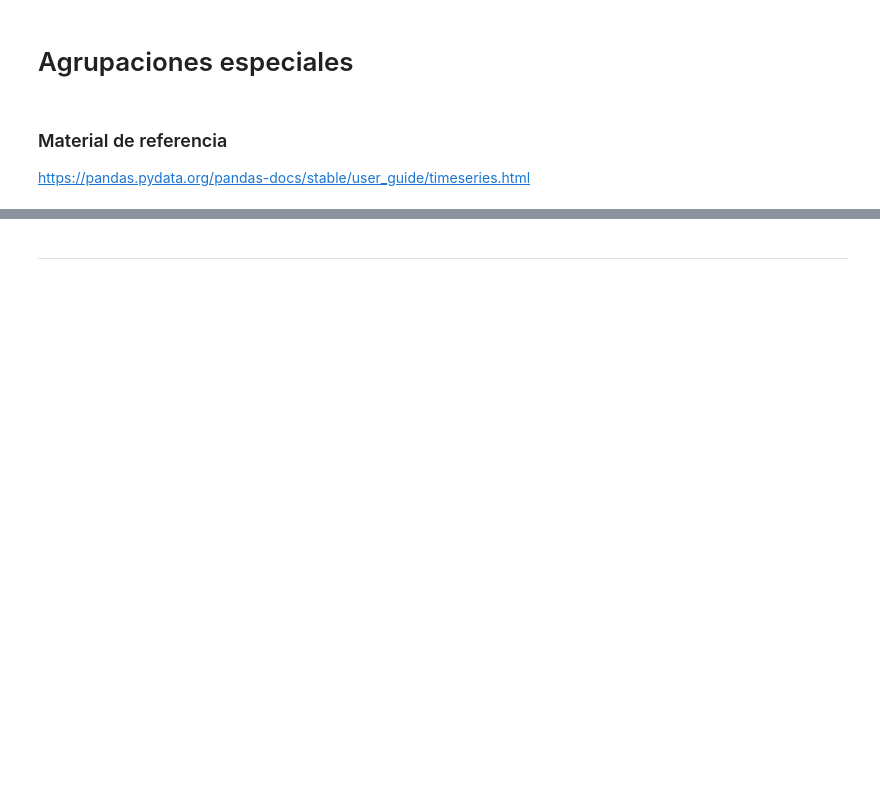
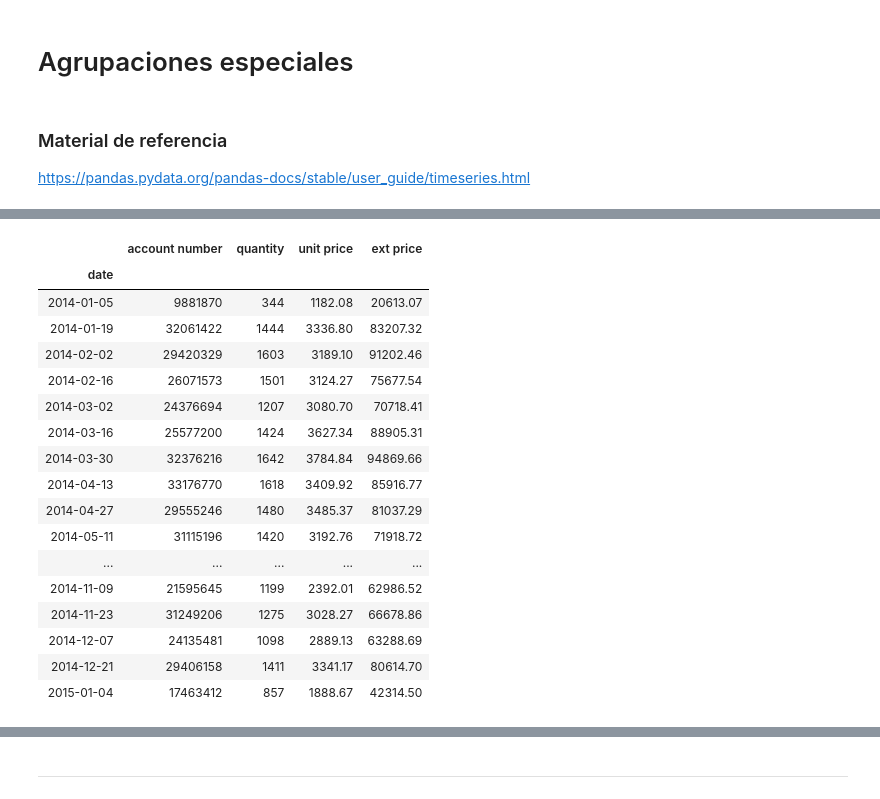
Before and after one commit to RafaelHarispe/WorkShopDS, a Jupyter notebook: Multi Index GrpBy.ipynb, the cells around one changed output, grey strips where cells are left out. Saved outputs shown, nothing was run; the diff lists cells and outputs as text; code cells hidden in the pictures; blank space fills up the shorter version.

```diff
--- a/Multi Index GrpBy.ipynb
+++ b/Multi Index GrpBy.ipynb
@@ -493,4 +521,26 @@ dfSS.head()
+# %%
+dfSSI = dfSS.set_index('date')
 # %%
-dfSS.set_index('date').resample('M')['ext price'].sum()
+#dfSSI.resample('M')['ext price'].sum()
+dfSSI.resample('2W').sum()
+# %% [output]
+|  | account number | quantity | unit price | ext price |
+| date |  |  |  |  |
+| 2014-01-05 | 9881870 | 344 | 1182.08 | 20613.07 |
+| 2014-01-19 | 32061422 | 1444 | 3336.80 | 83207.32 |
+| 2014-02-02 | 29420329 | 1603 | 3189.10 | 91202.46 |
+| 2014-02-16 | 26071573 | 1501 | 3124.27 | 75677.54 |
+| 2014-03-02 | 24376694 | 1207 | 3080.70 | 70718.41 |
+| 2014-03-16 | 25577200 | 1424 | 3627.34 | 88905.31 |
+| 2014-03-30 | 32376216 | 1642 | 3784.84 | 94869.66 |
+| 2014-04-13 | 33176770 | 1618 | 3409.92 | 85916.77 |
+| 2014-04-27 | 29555246 | 1480 | 3485.37 | 81037.29 |
+| 2014-05-11 | 31115196 | 1420 | 3192.76 | 71918.72 |
+| ... | ... | ... | ... | ... |
+| 2014-11-09 | 21595645 | 1199 | 2392.01 | 62986.52 |
+| 2014-11-23 | 31249206 | 1275 | 3028.27 | 66678.86 |
+| 2014-12-07 | 24135481 | 1098 | 2889.13 | 63288.69 |
+| 2014-12-21 | 29406158 | 1411 | 3341.17 | 80614.70 |
+| 2015-01-04 | 17463412 | 857 | 1888.67 | 42314.50 |
 # %%
 dfSS.set_index('date').groupby('name')["ext price", 'unit price'].resample("1Q").sum()
```
Also changed, not shown: parts of 28 cells of this notebook, 4 other files.
